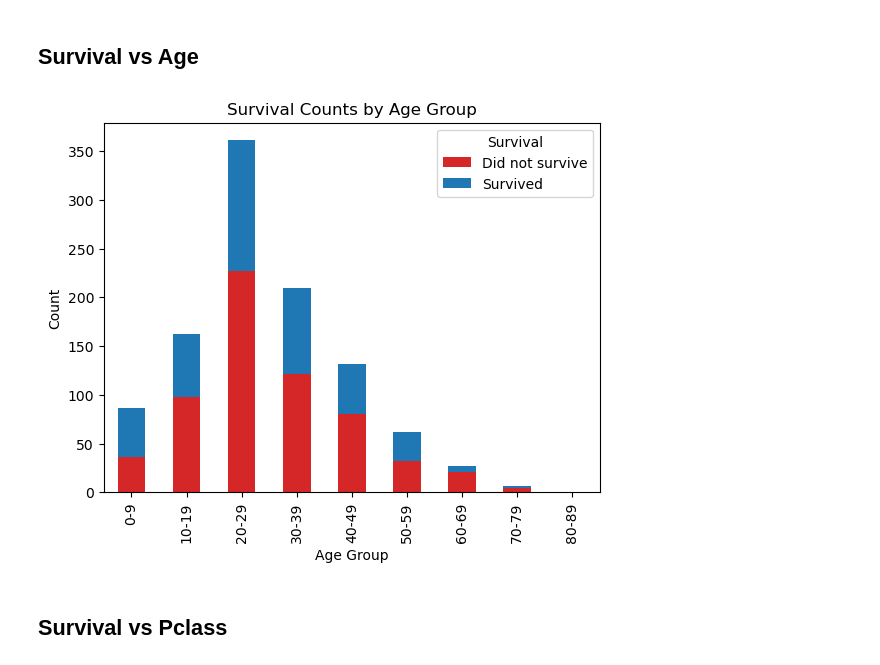
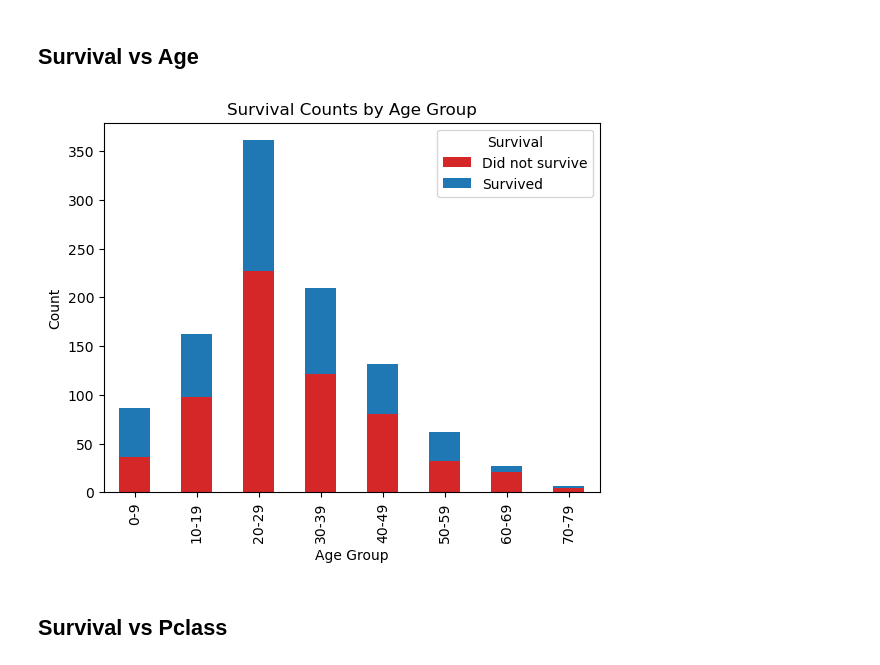
Before and after one commit to shalev-habany/CV_training, a Jupyter notebook: basic/python/data_visualization/merged_notebook.ipynb, the cells around one changed output. Drawn from its saved outputs; the diff is of its cells as text; code cells hidden in the pictures.

```diff
--- a/basic/python/data_visualization/merged_notebook.ipynb
+++ b/basic/python/data_visualization/merged_notebook.ipynb
@@ -90,16 +90,16 @@ plt.show()
 # %% [markdown]
 ## Survival vs Age
 # %%
-grouped_by_age_groups = df.groupby('age_groups')
+grouped_by_age_groups = df.groupby('age_groups', observed=True)
 survived_counts = grouped_by_age_groups['survived'].value_counts().unstack()
 survived_counts.plot(kind='bar', stacked=True, color=['tab:red', 'tab:blue'])
 plt.title('Survival Counts by Age Group')
 plt.xlabel('Age Group')
 plt.ylabel('Count')
 plt.legend(['Did not survive', 'Survived'], title='Survival')
 plt.show()
 # %% [output]
-[figure, old version]
+[figure, new version]
 # %% [markdown]
 ## Survival vs Pclass
 # %%
```
Also changed, not shown: parts of 2 cells of this notebook.
